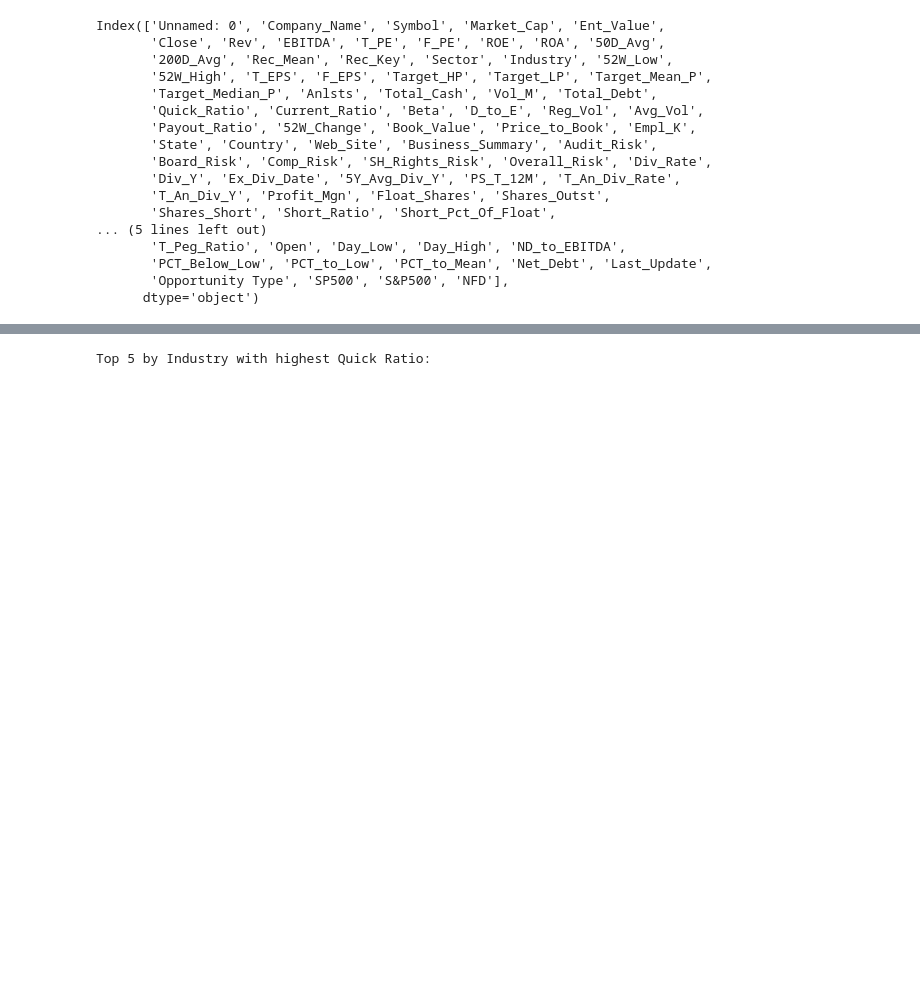
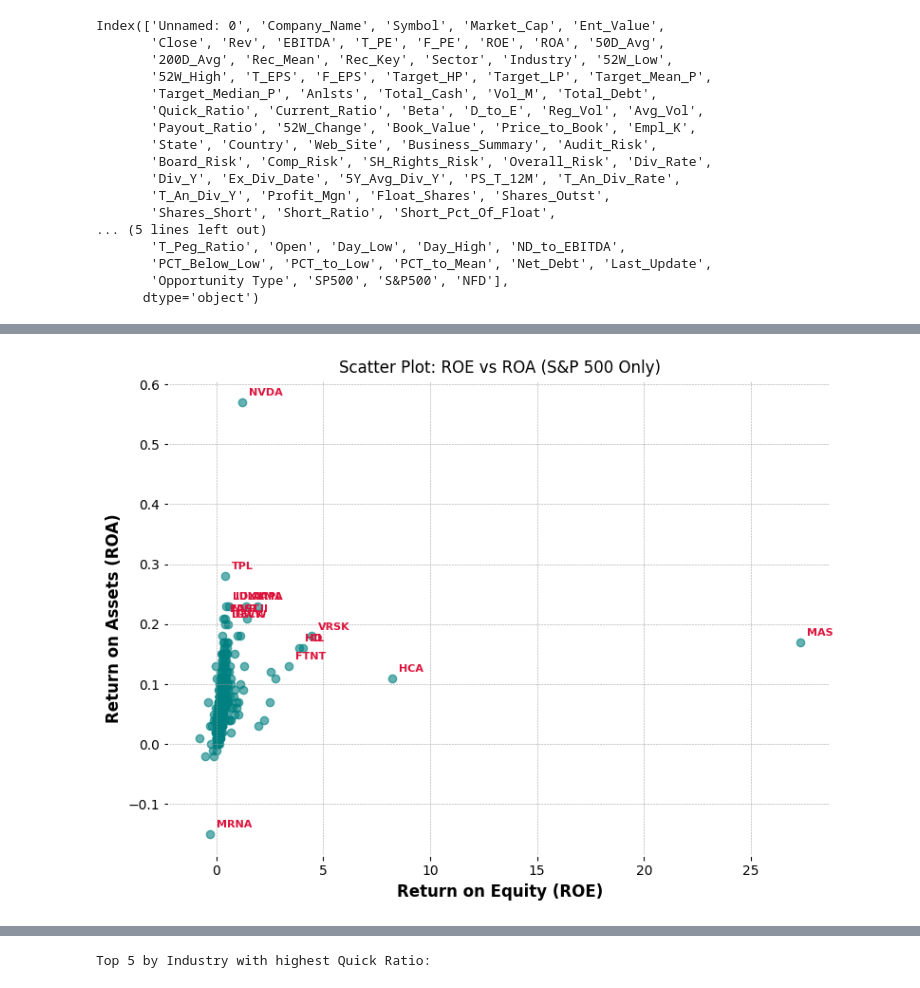
Before and after one commit to NinoNinov/AI-Projects, a Jupyter notebook: Data Science Project - Analysis of 2000 US Stocks/DataScience.ipynb, the cells around one changed output, grey strips where cells are left out. Saved outputs shown, nothing was run; the diff lists cells and outputs as text; code cells hidden in the pictures; blank space fills up the shorter version.

```diff
--- a/Data Science Project - Analysis of 2000 US Stocks/DataScience.ipynb
+++ b/Data Science Project - Analysis of 2000 US Stocks/DataScience.ipynb
@@ -153,0 +193,42 @@ Index(['Unnamed: 0', 'Company_Name', 'Symbol', 'Market_Cap', 'Ent_Value',
+# %%
+# Scatter plot comparing ROE and ROA for S&P 500 companies only, with ticker names for outliers
+
+import matplotlib.pyplot as plt
+import numpy as np
+
+sp500_data = data[data['S&P500'] == 'S&P 500']
+
+# Scatter plot
+plt.figure(figsize=(8, 6))
+plt.scatter(sp500_data['ROE'], sp500_data['ROA'], alpha=0.6, color='teal')
+plt.xlabel('Return on Equity (ROE)')
+plt.ylabel('Return on Assets (ROA)')
+plt.title('Scatter Plot: ROE vs ROA (S&P 500 Only)')
+plt.grid(True)
+
+# Identify outliers: those with ROE or ROA more than 2 std from mean
+roe_mean, roe_std = sp500_data['ROE'].mean(), sp500_data['ROE'].std()
+roa_mean, roa_std = sp500_data['ROA'].mean(), sp500_data['ROA'].std()
+
+outliers = sp500_data[
+    (np.abs(sp500_data['ROE'] - roe_mean) > 2 * roe_std) |
+    (np.abs(sp500_data['ROA'] - roa_mean) > 2 * roa_std)
+]
+
+# Annotate outliers with ticker (Symbol)
+for _, row in outliers.iterrows():
+    plt.annotate(
+        row['Symbol'],
+        (row['ROE'], row['ROA']),
+        textcoords="offset points",
+        xytext=(5,5),
+        ha='left',
+        fontsize=8,
+        color='crimson',
+        weight='bold'
+    )
+
+plt.tight_layout()
+plt.show()
+# %% [output]
+[figure, added]
```
Also changed, not shown: parts of 6 cells of this notebook.
